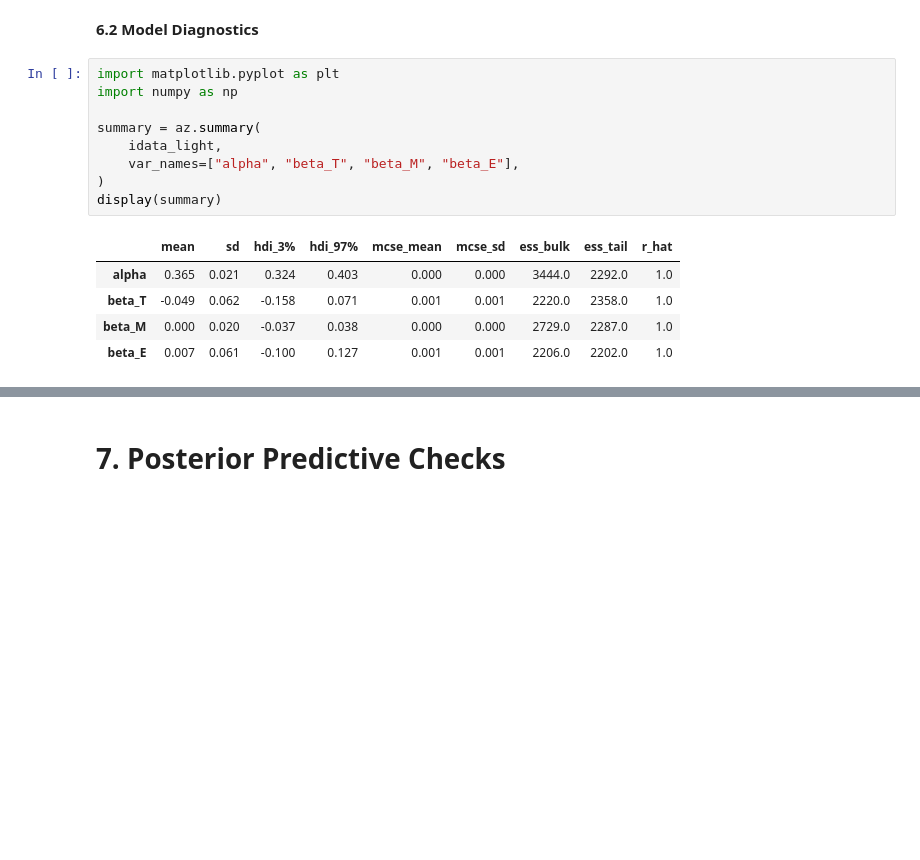
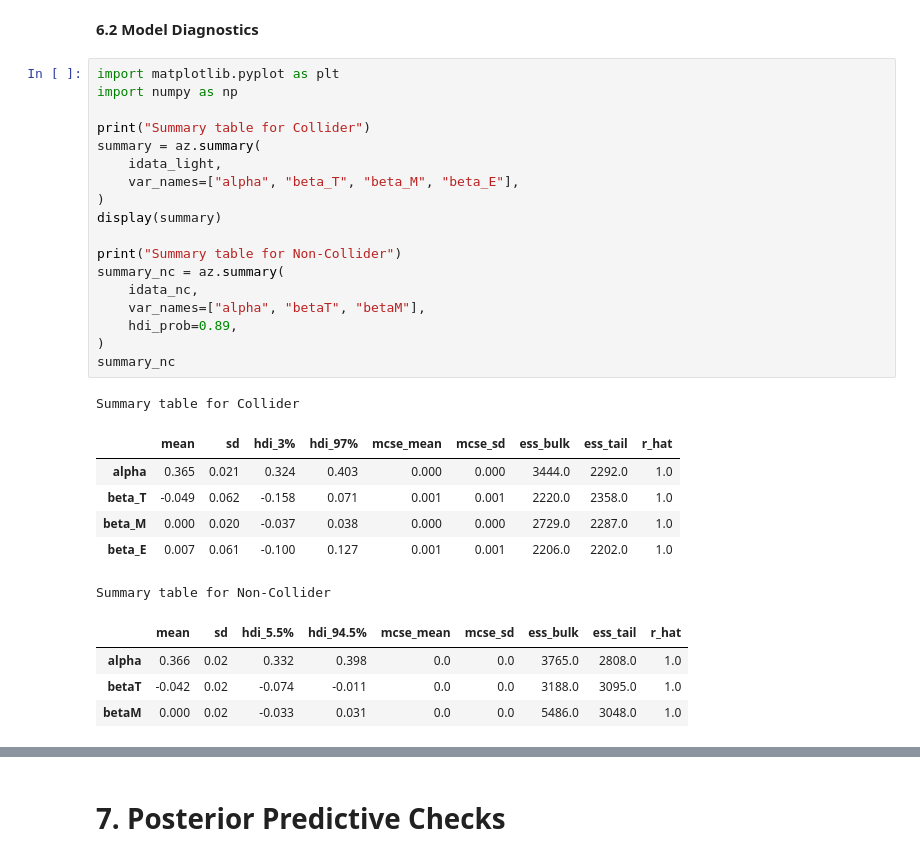
Before and after one commit to DecodeAndCode/Habitable-Exoplanet, a Jupyter notebook: Exoplanet_prediction_final1.ipynb, the cells around one changed output, grey strips where cells are left out. Drawn from its saved outputs; the diff is of its cells as text; blank space fills up the shorter version.

```diff
--- a/Exoplanet_prediction_final1.ipynb
+++ b/Exoplanet_prediction_final1.ipynb
@@ -400,15 +456,30 @@ idata_light = az.InferenceData(
 # %%
 import matplotlib.pyplot as plt
 import numpy as np
 
+print("Summary table for Collider")
 summary = az.summary(
     idata_light,
     var_names=["alpha", "beta_T", "beta_M", "beta_E"],
 )
 display(summary)
+
+print("Summary table for Non-Collider")
+summary_nc = az.summary(
+    idata_nc,
+    var_names=["alpha", "betaT", "betaM"],
+    hdi_prob=0.89,
+)
+summary_nc
 # %% [output]
+Summary table for Collider
 |  | mean | sd | hdi_3% | hdi_97% | mcse_mean | mcse_sd | ess_bulk | ess_tail | r_hat |
 | alpha | 0.365 | 0.021 | 0.324 | 0.403 | 0.000 | 0.000 | 3444.0 | 2292.0 | 1.0 |
 | beta_T | -0.049 | 0.062 | -0.158 | 0.071 | 0.001 | 0.001 | 2220.0 | 2358.0 | 1.0 |
 | beta_M | 0.000 | 0.020 | -0.037 | 0.038 | 0.000 | 0.000 | 2729.0 | 2287.0 | 1.0 |
 | beta_E | 0.007 | 0.061 | -0.100 | 0.127 | 0.001 | 0.001 | 2206.0 | 2202.0 | 1.0 |
+Summary table for Non-Collider
+|  | mean | sd | hdi_5.5% | hdi_94.5% | mcse_mean | mcse_sd | ess_bulk | ess_tail | r_hat |
+| alpha | 0.366 | 0.02 | 0.332 | 0.398 | 0.0 | 0.0 | 3765.0 | 2808.0 | 1.0 |
+| betaT | -0.042 | 0.02 | -0.074 | -0.011 | 0.0 | 0.0 | 3188.0 | 3095.0 | 1.0 |
+| betaM | 0.000 | 0.02 | -0.033 | 0.031 | 0.0 | 0.0 | 5486.0 | 3048.0 | 1.0 |
```
Also changed, not shown: parts of 11 cells of this notebook, 1 other file.
